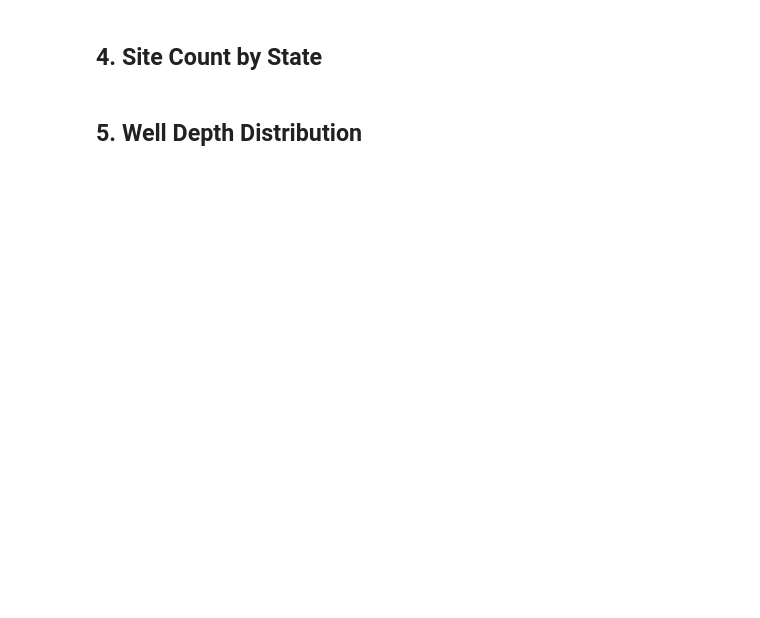
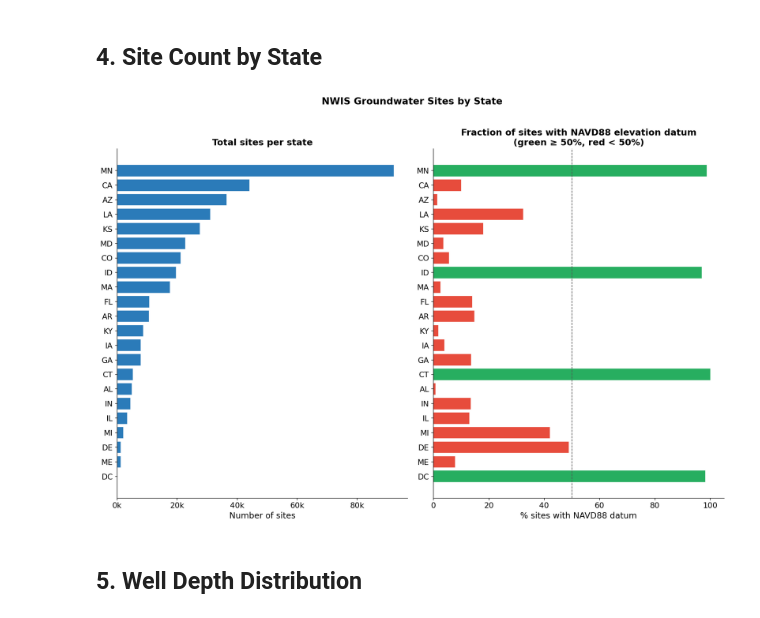
Before and after one commit to Denolle-Lab/gwl-space-time-smooth, a Jupyter notebook: notebooks/01_eda.ipynb, the cells around one changed output. Cells and saved outputs as stored; diff of their text form; code cells hidden in the pictures; blank space fills up the shorter version.

```diff
--- a/notebooks/01_eda.ipynb
+++ b/notebooks/01_eda.ipynb
@@ -185,34 +220,37 @@ state_counts = (
     .agg(
         total=('site_no', 'count'),
         navd88=('flag_ngvd29', lambda x: (~x).sum()),
         deep=('flag_deep_well', 'sum'),
     )
     .assign(pct_navd88=lambda d: d['navd88'] / d['total'] * 100)
     .sort_values('total', ascending=True)
 )
 
 fig, axes = plt.subplots(1, 2, figsize=(15, 10))
 
 # Left: total sites per state
 ax = axes[0]
 bars = ax.barh(state_counts.index, state_counts['total'],
                color='#2b7bb9', edgecolor='white', linewidth=0.3)
 ax.set_xlabel('Number of sites')
 ax.set_title('Total sites per state', fontweight='bold')
 ax.xaxis.set_major_formatter(mticker.FuncFormatter(lambda x, _: f'{x/1e3:.0f}k'))
 
 # Right: % NAVD88 per state
 ax = axes[1]
 colors_pct = ['#27ae60' if p >= 50 else '#e74c3c' for p in state_counts['pct_navd88']]
 ax.barh(state_counts.index, state_counts['pct_navd88'],
         color=colors_pct, edgecolor='white', linewidth=0.3)
 ax.axvline(50, color='#555', linestyle='--', lw=1)
 ax.set_xlabel('% sites with NAVD88 datum')
 ax.set_title('Fraction of sites with NAVD88 elevation datum\n(green ≥ 50%, red < 50%)', fontweight='bold')
 
-plt.suptitle('NWIS Groundwater Sites by State', fontsize=13, fontweight='bold', x=0.5, y=1.01)
+plt.suptitle('NWIS Groundwater Sites by State', fontsize=16, fontweight='bold', x=0.5, y=1.01)
 plt.tight_layout()
+fig.savefig(FIG_DIR / 'fig04_sites_by_state.png', dpi=150, bbox_inches='tight')
 plt.show()
+# %% [output]
+[figure, added]
 # %% [markdown]
 ## 5. Well Depth Distribution
 # %%
```
Also changed, not shown: parts of 16 cells of this notebook, 12 other files.
